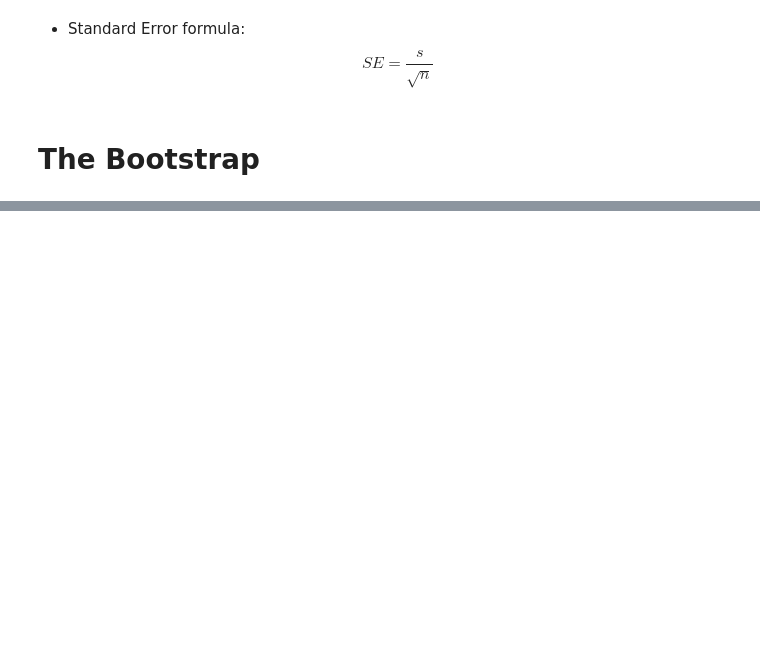
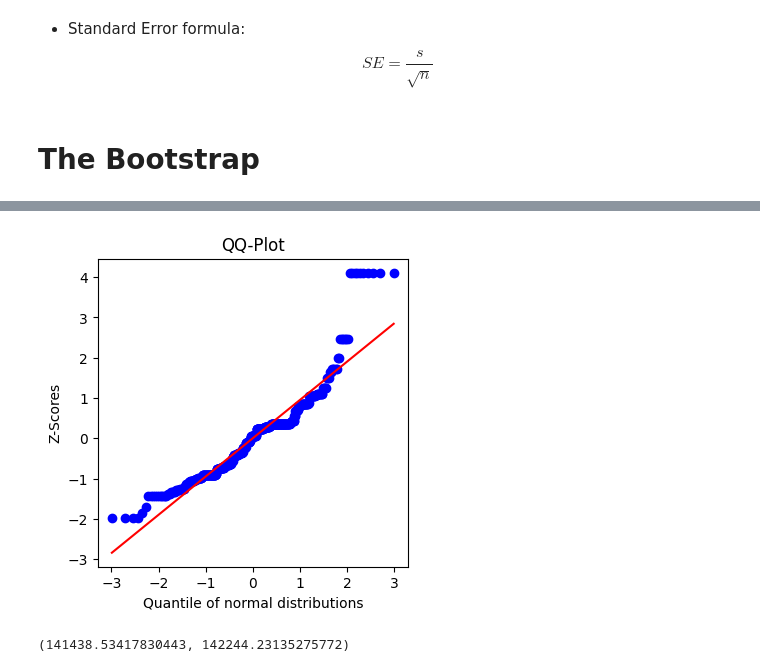
Before and after one commit to lucaspinheiro27/Python_statistics, a Jupyter notebook: Jupyter_notebooks/jovemaprendiz.ipynb, the cells around one changed output, grey strips where cells are left out. Cells and saved outputs as stored; diff of their text form; code cells hidden in the pictures; blank space fills up the shorter version.

```diff
--- a/Jupyter_notebooks/jovemaprendiz.ipynb
+++ b/Jupyter_notebooks/jovemaprendiz.ipynb
@@ -112,0 +121,14 @@ std.error: 432.92084875912656
+# %%
+z_scores = (sample - np.mean(sample)) / np.std(sample)
+fig, ax = plt.subplots(figsize=(4,4))
+probplot(z_scores, dist="norm", plot=plt)
+ax.set_xlabel("Quantile of normal distributions")
+ax.set_ylabel("Z-Scores")
+plt.title("QQ-Plot")
+plt.show()
+# %% [output]
+[figure, added]
+# %%
+st.t.interval(confidence=0.90, df=len(sample)-1, loc=np.mean(sample), scale=st.sem(sample))
+# %% [output]
+(141438.53417830443, 142244.23135275772)
```
Also changed, not shown: parts of 7 cells of this notebook.
